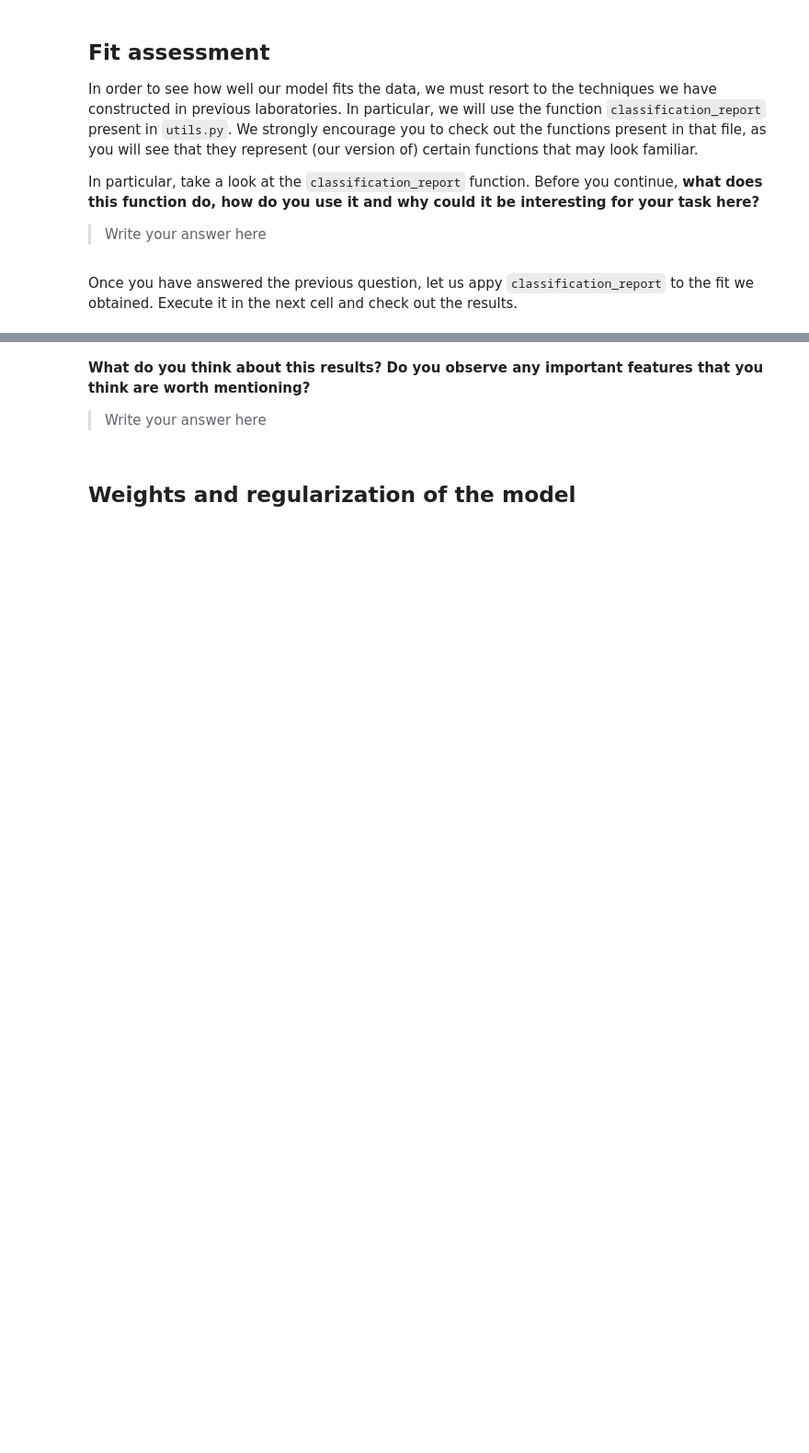
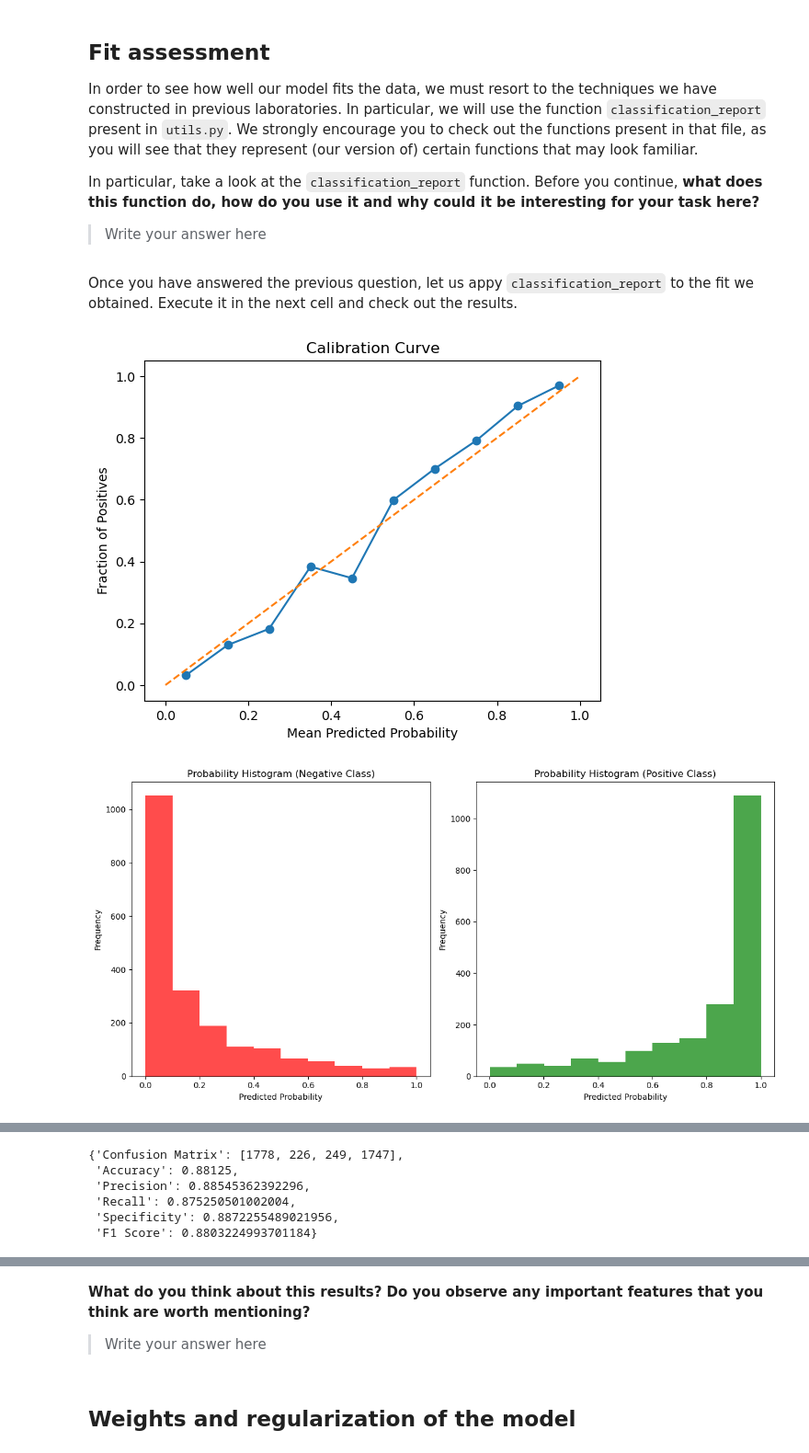
Before and after one commit to ICAI-IMAT-ML/p2-5-berasteguip, a Jupyter notebook: notebook/Lab2_5_LogisticRegression_and_regularization.ipynb, the cells around one changed output, grey strips where cells are left out. Shown at 92% size. Drawn from its saved outputs; the diff is of its cells as text; code cells hidden in the pictures; blank space fills up the shorter version.

```diff
--- a/notebook/Lab2_5_LogisticRegression_and_regularization.ipynb
+++ b/notebook/Lab2_5_LogisticRegression_and_regularization.ipynb
@@ -172,0 +178,5 @@ classification_report(None, None, 1)
+# %%
+classification_report(y_train, y_train_prob, 1)
+# %% [output]
+[figure, added]
+[figure, added]
@@ -172,0 +184,6 @@ classification_report(None, None, 1)
+{'Confusion Matrix': [1778, 226, 249, 1747],
+ 'Accuracy': 0.88125,
+ 'Precision': 0.88545362392296,
+ 'Recall': 0.875250501002004,
+ 'Specificity': 0.8872255489021956,
+ 'F1 Score': 0.8803224993701184}
```
Also changed, not shown: parts of 14 cells of this notebook, 2 other files.
